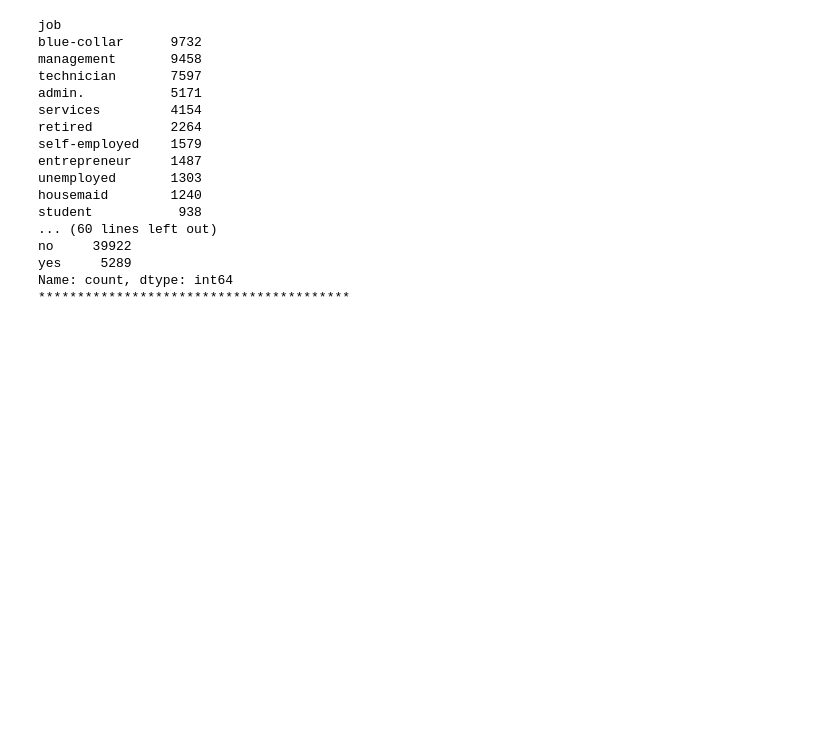
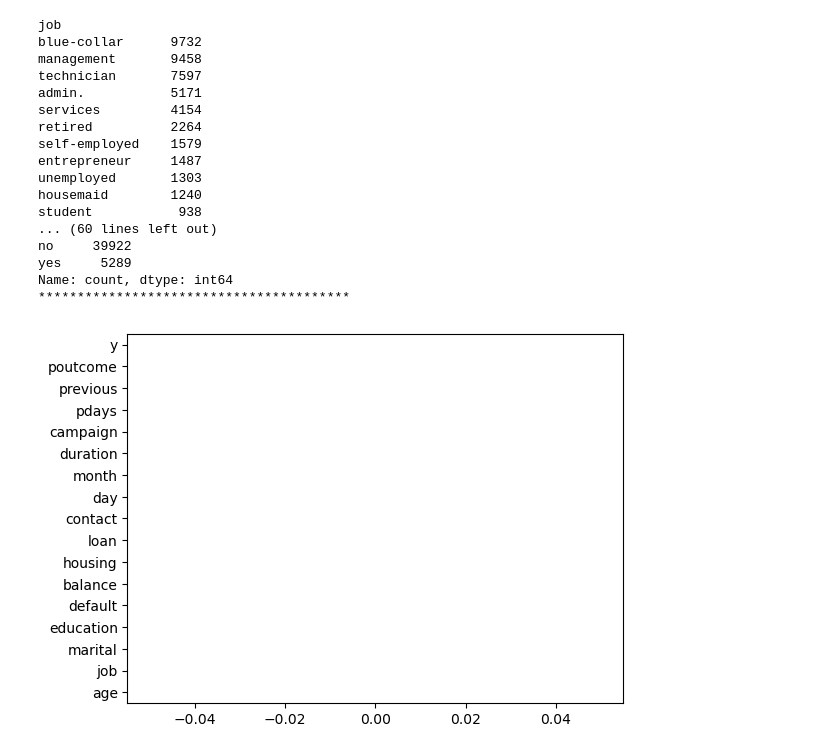
Before and after one commit to Saimehtre18/BankMarketing_ML_Model, a Jupyter notebook: Model.ipynb, the cells around one changed output. Saved outputs shown, nothing was run; the diff lists cells and outputs as text; code cells hidden in the pictures; blank space fills up the shorter version.

Commit message:
Checking missing info if any using Graphical Method

```diff
--- a/Model.ipynb
+++ b/Model.ipynb
@@ -170,3 +170,10 @@ no     39922
 yes     5289
 Name: count, dtype: int64
 ****************************************
+# %%
+#Checking missing info if any using Graphical Method
+
+df.isnull().sum().plot(kind='barh')
+plt.show()
+# %% [output]
+[figure, added]
```
